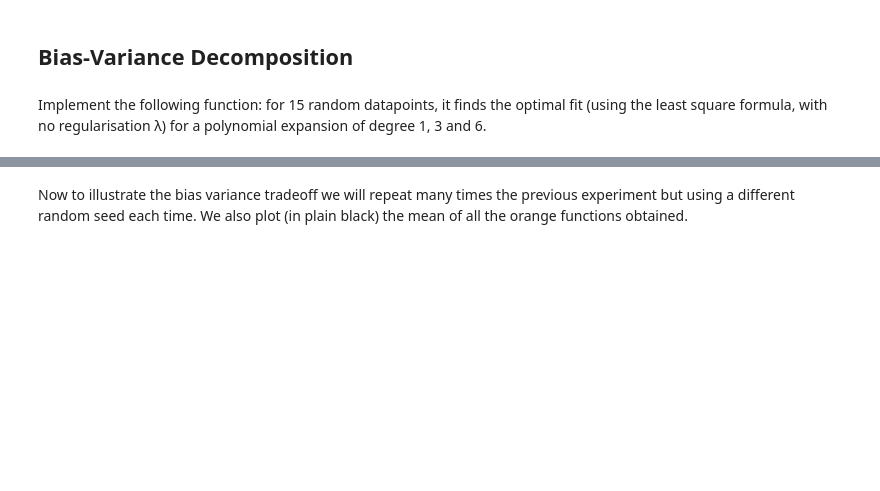
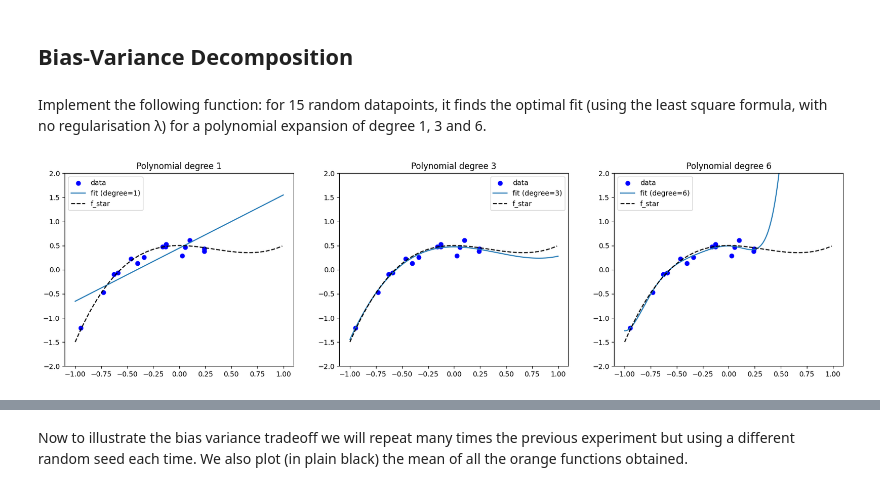
Before and after one commit to nutemmax/ML_course, a Jupyter notebook: labs/ex04/template/ex04.ipynb, the cells around one changed output, grey strips where cells are left out. Cells and saved outputs as stored; diff of their text form; code cells hidden in the pictures; blank space fills up the shorter version.

```diff
--- a/labs/ex04/template/ex04.ipynb
+++ b/labs/ex04/template/ex04.ipynb
@@ -220,36 +279,52 @@ Implement the following function: for 15 random datapoints, it finds the optimal
 # %%
 from least_squares import least_squares
 
 
 def bias_variance_one_seed(sigma, degrees, seed):
     """One run of the optimal fit for 15 random points and different polynomial expansion degrees.
 
     Args:
         sigma: scalar, noise variance
         degrees: shape = (3,), 3 different degrees to consider
         seed: integer, random see
     Returns:
     """
 
     # we will generate 15 random datapoints from the [-1, 1] uniform distribuion
     num_data = 15
     np.random.seed(seed)  # set random seed for reproducibility
     xs = np.random.uniform(-1, 1, num_data)
     # the outputs will be f_star(x) + some random gaussian noise of variance sigma**2
     ys = f_star(xs) + sigma * np.random.randn(num_data)
 
     fig, axs = plt.subplots(1, len(degrees), figsize=(20, 5))
     for index_degree, degree in enumerate(degrees):
-        # ***************************************************
-        # INSERT YOUR CODE HERE
-        # ***************************************************
+        # 1. Build polynomial features
+        tx = build_poly(xs, degree)
 
+        # 2. Fit least squares
+        w, _ = least_squares(ys, tx)
+
+        # 3. Predict on a fine grid
+        x_plot = np.linspace(-1, 1, 200)
+        tx_plot = build_poly(x_plot, degree)
+        y_plot = tx_plot @ w
+
+        # 4. Plot data and fit
+        axs[index_degree].scatter(xs, ys, color="blue", label="data")
+        axs[index_degree].plot(x_plot, y_plot, label=f"fit (degree={degree})")
+
+        # Plot true f*
         plot_fstar(axs[index_degree])
+        axs[index_degree].set_title(f"Polynomial degree {degree}")
         axs[index_degree].legend()
+
     plt.show()
 
 
 bias_variance_one_seed(0.1, [1, 3, 6], seed=2)
+# %% [output]
+[figure, added]
 # %% [markdown]
 Your output should ressemble (for seed = 2) to this:
 ![alt text](bias_variance_one_run.png)
```
Also changed, not shown: parts of 7 cells of this notebook, 2 other files.
